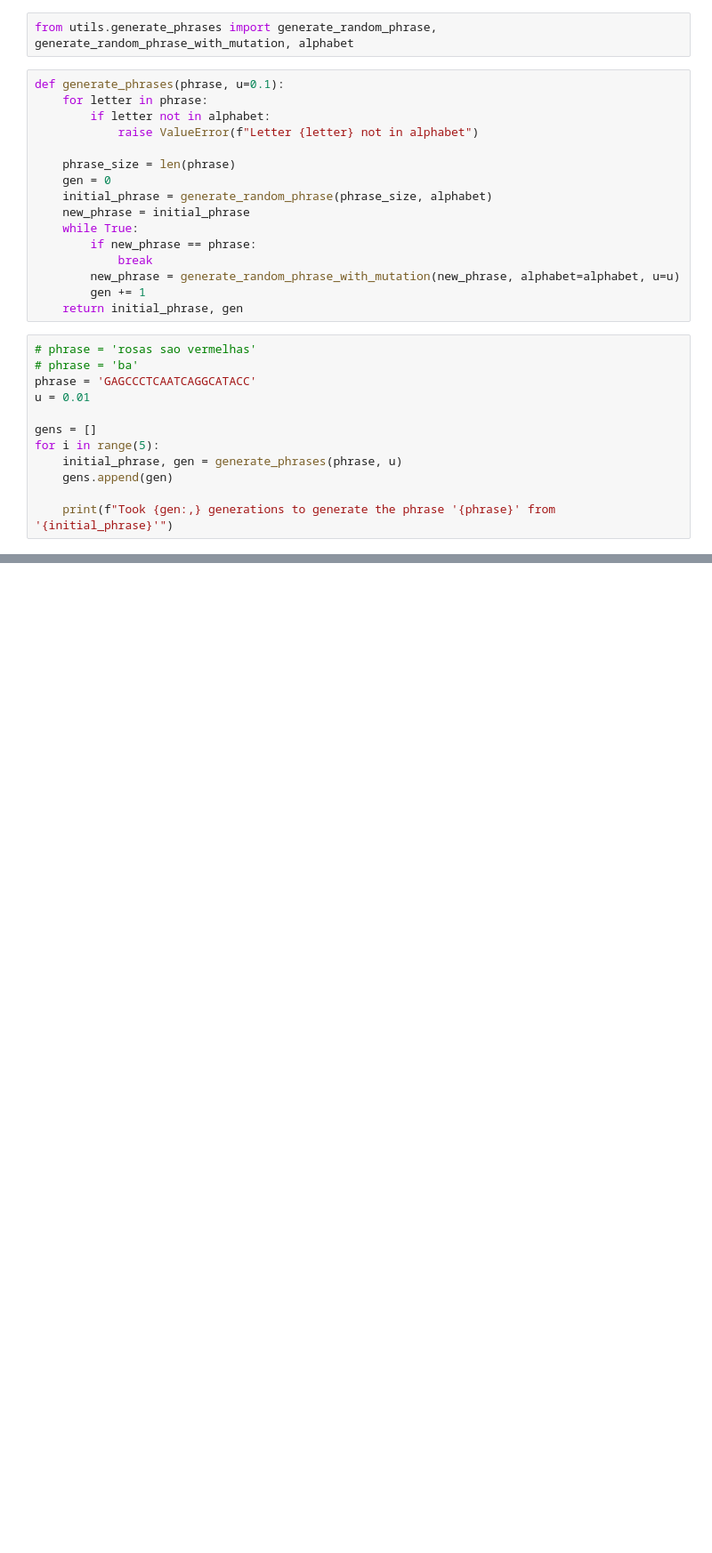
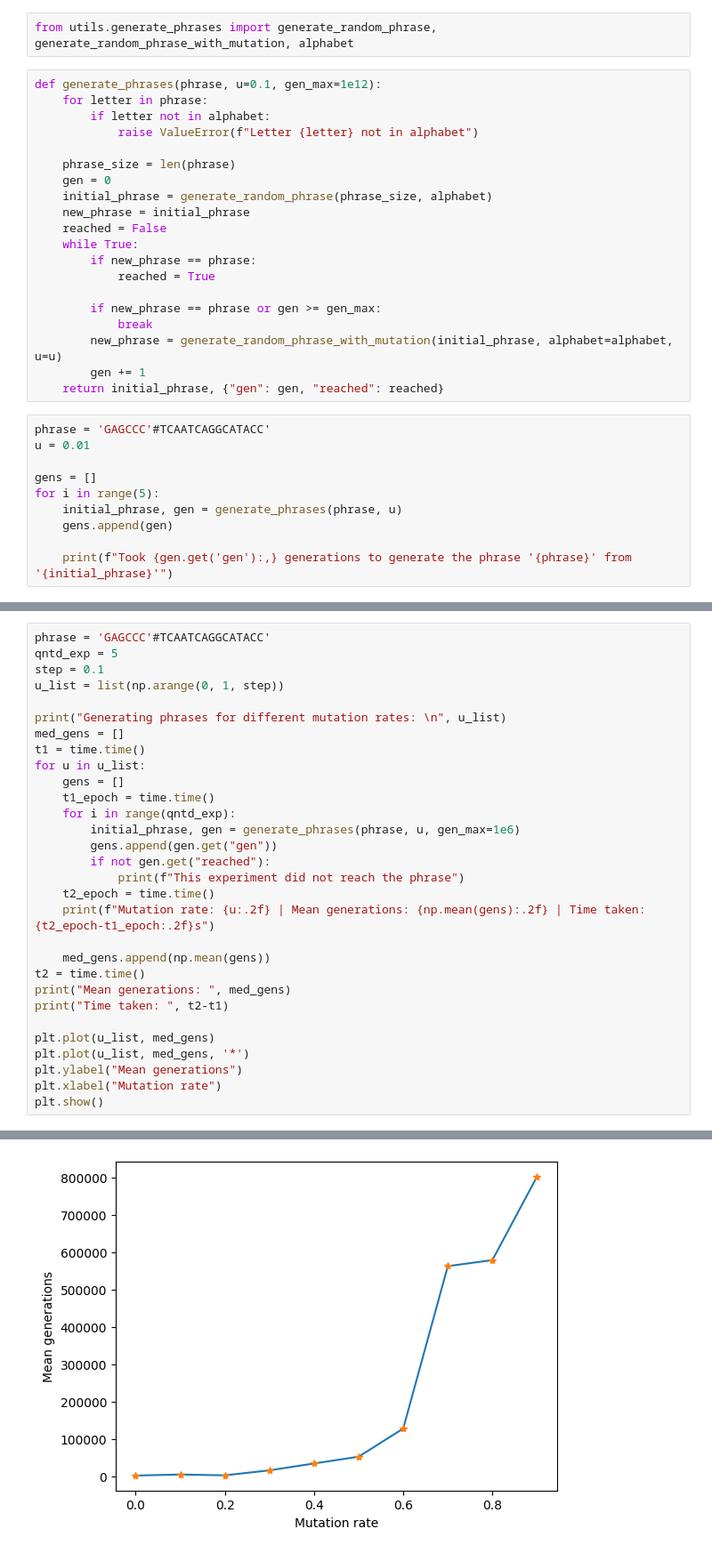
Before and after one commit to mauro-moura/GA044-Evolucao, a Jupyter notebook: Implementation_3/implementation_3_1.ipynb, the cells around one changed output, grey strips where cells are left out. Shown at 89% size. Saved outputs shown, nothing was run; the diff lists cells and outputs as text; blank space fills up the shorter version.

Commit message:
Added new experiments + Fixed old errors

```diff
--- a/Implementation_3/implementation_3_1.ipynb
+++ b/Implementation_3/implementation_3_1.ipynb
@@ -1,7 +6,7 @@
 # %%
 from utils.generate_phrases import generate_random_phrase, generate_random_phrase_with_mutation, alphabet
 # %%
-def generate_phrases(phrase, u=0.1):
+def generate_phrases(phrase, u=0.1, gen_max=1e12):
     for letter in phrase:
         if letter not in alphabet:
             raise ValueError(f"Letter {letter} not in alphabet")
@@ -10,16 +15,18 @@ def generate_phrases(phrase, u=0.1):
     gen = 0
     initial_phrase = generate_random_phrase(phrase_size, alphabet)
     new_phrase = initial_phrase
+    reached = False
     while True:
         if new_phrase == phrase:
+            reached = True
+
+        if new_phrase == phrase or gen >= gen_max:
             break
-        new_phrase = generate_random_phrase_with_mutation(new_phrase, alphabet=alphabet, u=u)
+        new_phrase = generate_random_phrase_with_mutation(initial_phrase, alphabet=alphabet, u=u)
         gen += 1
-    return initial_phrase, gen
+    return initial_phrase, {"gen": gen, "reached": reached}
 # %%
-# phrase = 'rosas sao vermelhas'
-# phrase = 'ba'
-phrase = 'GAGCCCTCAATCAGGCATACC'
+phrase = 'GAGCCC'#TCAATCAGGCATACC'
 u = 0.01
 
 gens = []
@@ -27,5 +34,5 @@ for i in range(5):
     initial_phrase, gen = generate_phrases(phrase, u)
     gens.append(gen)
 
-    print(f"Took {gen:,} generations to generate the phrase '{phrase}' from '{initial_phrase}'")
+    print(f"Took {gen.get('gen'):,} generations to generate the phrase '{phrase}' from '{initial_phrase}'")
 # %% [output]
@@ -52,0 +54,31 @@ necessário para se encontrar o alvo (N médio)
+# %%
+phrase = 'GAGCCC'#TCAATCAGGCATACC'
+qntd_exp = 5
+step = 0.1
+u_list = list(np.arange(0, 1, step))
+
+print("Generating phrases for different mutation rates: \n", u_list)
+med_gens = []
+t1 = time.time()
+for u in u_list:
+    gens = []
+    t1_epoch = time.time()
+    for i in range(qntd_exp):
+        initial_phrase, gen = generate_phrases(phrase, u, gen_max=1e6)
+        gens.append(gen.get("gen"))
+        if not gen.get("reached"):
+            print(f"This experiment did not reach the phrase")
+    t2_epoch = time.time()
+    print(f"Mutation rate: {u:.2f} | Mean generations: {np.mean(gens):.2f} | Time taken: {t2_epoch-t1_epoch:.2f}s")
+
+    med_gens.append(np.mean(gens))
+t2 = time.time()
+print("Mean generations: ", med_gens)
+print("Time taken: ", t2-t1)
+
+plt.plot(u_list, med_gens)
+plt.plot(u_list, med_gens, '*')
+plt.ylabel("Mean generations")
+plt.xlabel("Mutation rate")
+plt.show()
+# %% [output]
@@ -52,0 +102 @@ necessário para se encontrar o alvo (N médio)
+[figure, added]
```
Also changed, not shown: parts of 8 cells of this notebook, 5 other files.
